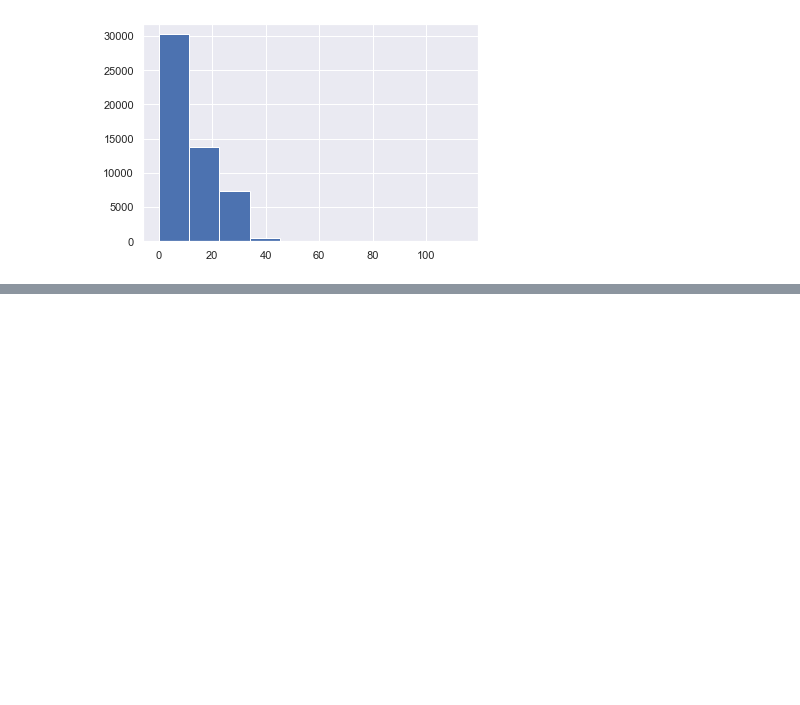
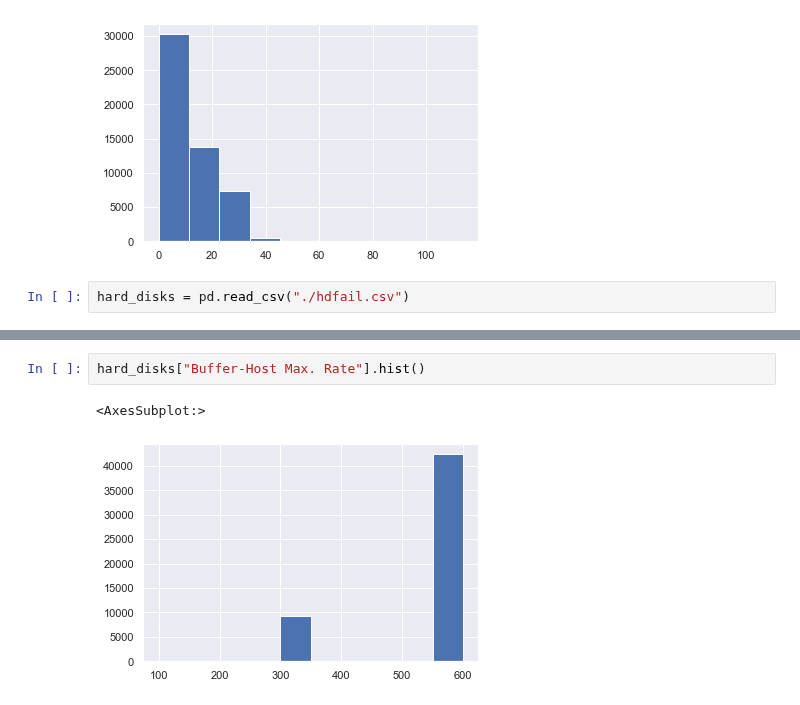
Before and after one commit to iuliivasilev/dev-survivors, a Jupyter notebook: demonstration/StratifiedExperiments.ipynb, the cells around one changed output, grey strips where cells are left out. Saved outputs shown, nothing was run; the diff lists cells and outputs as text; blank space fills up the shorter version.

```diff
--- a/demonstration/StratifiedExperiments.ipynb
+++ b/demonstration/StratifiedExperiments.ipynb
@@ -273,3 +373,5 @@ plt.hist(hard_disks["time"]/60)
         9.09616667e+01, 1.02331528e+02, 1.13701389e+02]),
  <BarContainer object of 10 artists>)
 [figure]
+# %%
+hard_disks = pd.read_csv("./hdfail.csv")
@@ -275,0 +400,5 @@ plt.hist(hard_disks["time"]/60)
+# %%
+hard_disks["Buffer-Host Max. Rate"].hist()
+# %% [output]
+<AxesSubplot:>
+[figure, added]
```
Also changed, not shown: parts of 23 cells of this notebook, 1 other file.
